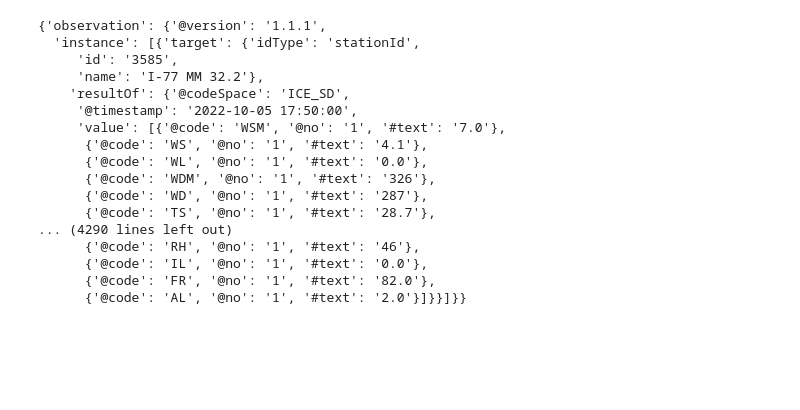
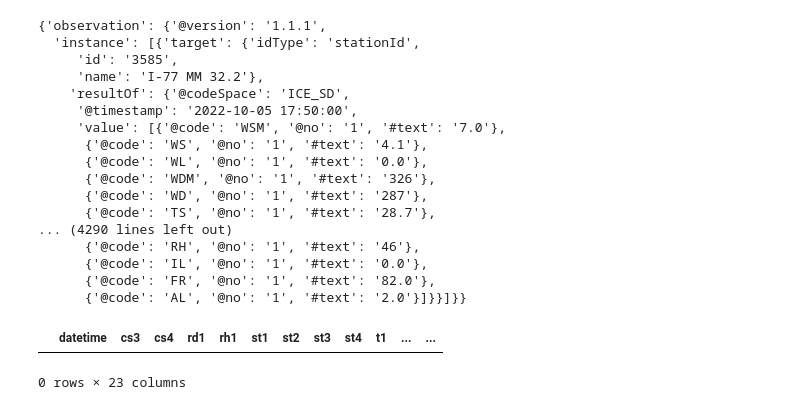
Before and after one commit to canon14/ETL-Projects, a Jupyter notebook: CS50P_HW.ipynb, the cells around one changed output. Saved outputs shown, nothing was run; the diff lists cells and outputs as text; code cells hidden in the pictures; blank space fills up the shorter version.

```diff
--- a/CS50P_HW.ipynb
+++ b/CS50P_HW.ipynb
@@ -103,3 +104,10 @@ data
       {'@code': 'IL', '@no': '1', '#text': '0.0'},
       {'@code': 'FR', '@no': '1', '#text': '82.0'},
       {'@code': 'AL', '@no': '1', '#text': '2.0'}]}}]}}
+# %%
+df = pd.DataFrame(columns = ['datetime', 'station_id','cs3', 'cs4', 'rd1', 'rh1', 'st1', 'st2', 'st3', 'st4', 't1', 'td1', 'tf3', 'tf4', 'tg3', 'tg4', 'ts1', 'ts2', 'ts3', 'ts4', 'wd1', 'wdm1', 'ws1', 'wsm1'])
+# %%
+df.head()
+# %% [output]
+|  | datetime | cs3 | cs4 | rd1 | rh1 | st1 | st2 | st3 | st4 | t1 | ... | ... |
+0 rows × 23 columns
```
Also changed, not shown: parts of 2 cells of this notebook.
